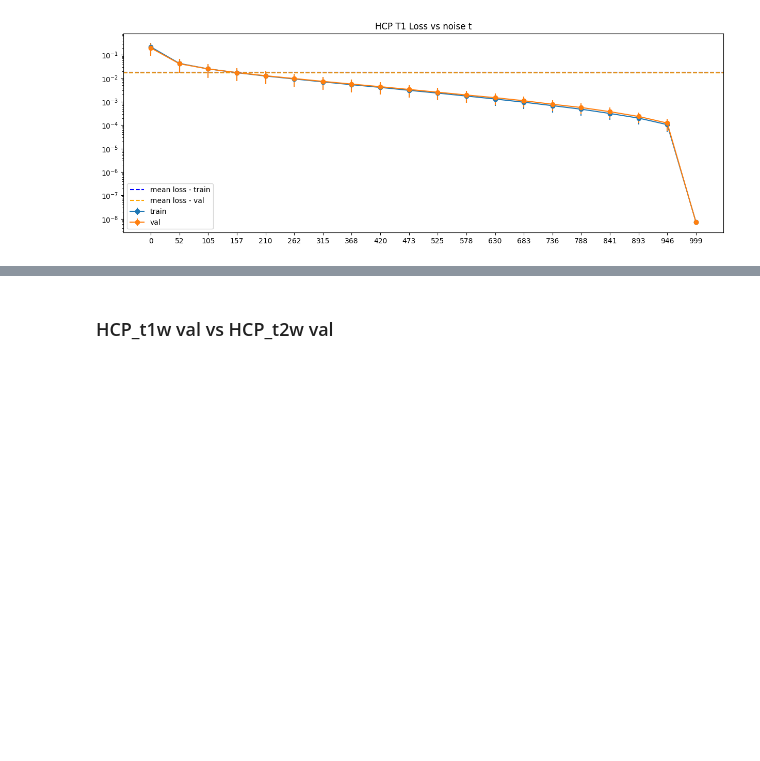
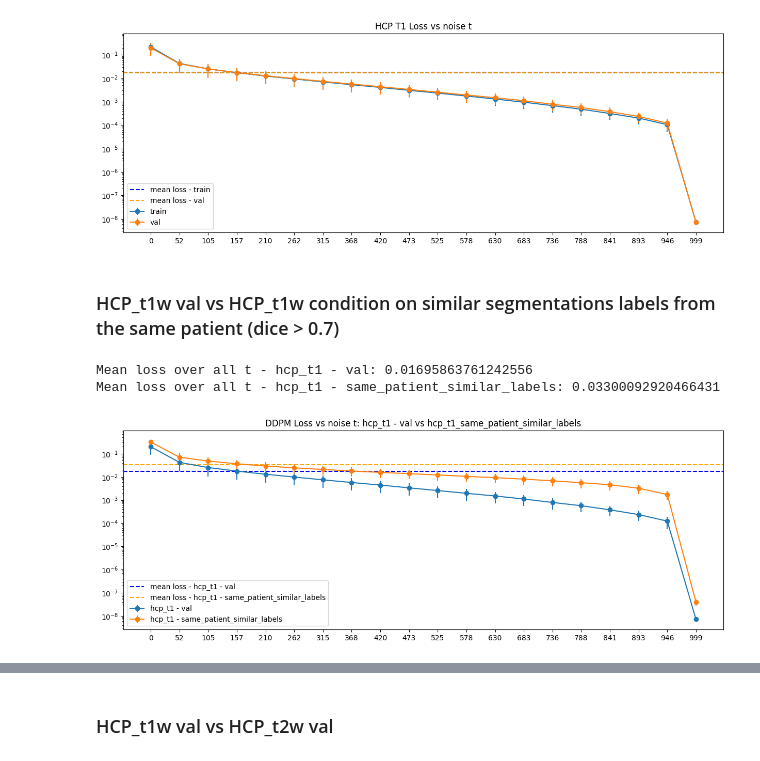
Before and after one commit to JdbermeoUZH/MastersThesisUIASegmentation, a Jupyter notebook: notebooks/DDPMs/04-Check_drift_in_loss_function_to_domain_shift.ipynb, the cells around one changed output, grey strips where cells are left out. Saved outputs shown, nothing was run; the diff lists cells and outputs as text; code cells hidden in the pictures; blank space fills up the shorter version.

Commit message:
finished script to assess drift in loss function of ddpm

```diff
--- a/notebooks/DDPMs/04-Check_drift_in_loss_function_to_domain_shift.ipynb
+++ b/notebooks/DDPMs/04-Check_drift_in_loss_function_to_domain_shift.ipynb
@@ -67,3 +67,15 @@ plot_losses(hcp_1_loss_df_train, hcp_1_loss_df_val, 'train', 'val', title='HCP T
 Mean loss over all t - train: 0.017936881535641484
 Mean loss over all t - val: 0.01695863761242556
 [figure]
+# %% [markdown]
+### HCP_t1w val vs HCP_t1w condition on similar segmentations labels from the same patient (dice > 0.7)
+# %%
+hcp_t1_same_patient_similar_labels_fp = '/scratch_net/biwidl319/jbermeo/results/ddpm/sanity_checks/cddpm_with_aug/cpt9/hcp_t1/val/4_ddpm_loss_multiple_t_and_imgs/same_patient_similar_labels/loss_per_t_same_patient_similar_labels.csv'
+hcp_t1_same_patient_similar_labels_df = pd.read_csv(hcp_t1_same_patient_similar_labels_fp, index_col=0)
+
+plot_losses(hcp_1_loss_df_val, hcp_t1_same_patient_similar_labels_df,
+            'hcp_t1 - val', 'hcp_t1 - same_patient_similar_labels', title='DDPM Loss vs noise t: hcp_t1 - val vs hcp_t1_same_patient_similar_labels', figsize=(15, 5))
+# %% [output]
+Mean loss over all t - hcp_t1 - val: 0.01695863761242556
+Mean loss over all t - hcp_t1 - same_patient_similar_labels: 0.03300092920466431
+[figure, added]
```
Also changed, not shown: parts of 29 cells of this notebook, 2 other files.
